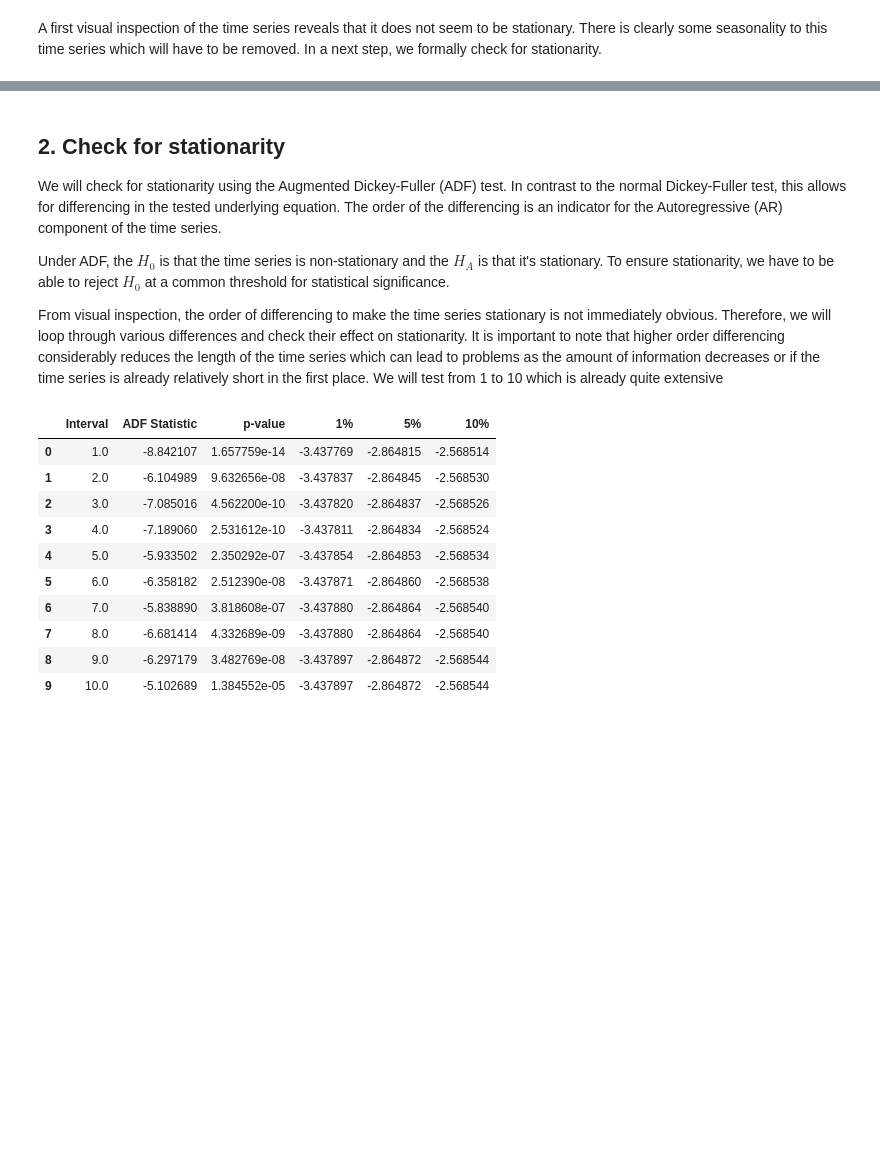
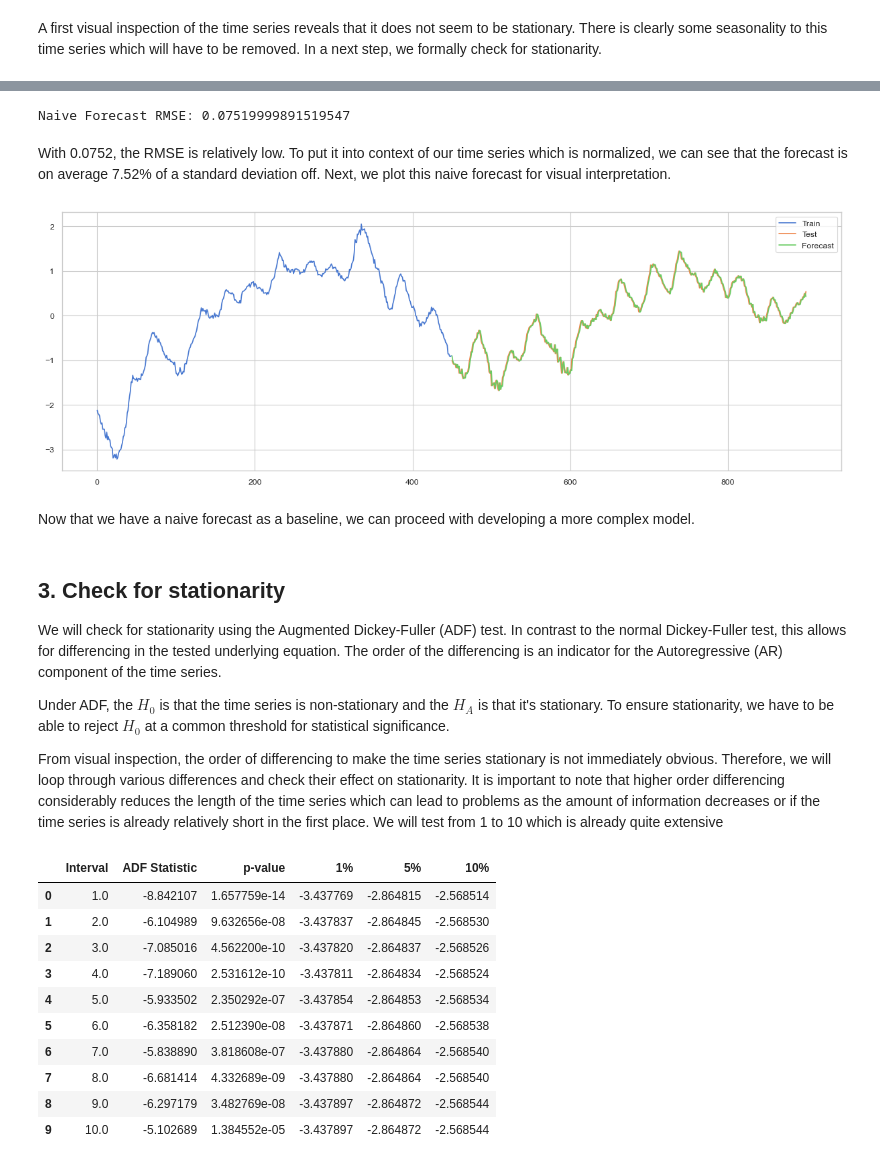
Before and after one commit to eduardotanqueiro/Project2-AAA, a Jupyter notebook: src/AAA2324_P2_62515_62928.ipynb, the cells around one changed output, grey strips where cells are left out. Saved outputs shown, nothing was run; the diff lists cells and outputs as text; code cells hidden in the pictures; blank space fills up the shorter version.

Commit message:
added naive forecast and first ARIMA model

```diff
--- a/src/AAA2324_P2_62515_62928.ipynb
+++ b/src/AAA2324_P2_62515_62928.ipynb
@@ -545,5 +550,44 @@ There is clearly some seasonality to this time series which will have to be remo
+# %%
+# prepare data and set to float32
+X = eigenworm.values
+X = X.astype('float32')
+
+# define initial training set at 50% of the data, it will increase over time on a rolling basis
+train_size = int(len(X) * 0.50)
+X_train, X_test = X[0:train_size], X[train_size:]
+
+# walk-forward validation
+history = [x for x in X_train]
+predictions = list()
+for i in range(len(X_test)):
+  # predict y as last value
+  y_pred = history[-1]
+  predictions.append(y_pred)
+
+  # add new observation to history/ train set
+  history.append(X_test[i])
+
+# calculate RMSE to check performance of the naive forecast
+rmse = mean_squared_error(X_test, predictions, squared=False)
+print(f"Naive Forecast RMSE: {rmse}")
+# %% [output]
+Naive Forecast RMSE: 0.07519999891519547
+# %% [markdown]
+With 0.0752, the RMSE is relatively low. To put it into context of our time series which is normalized, we can see that the forecast is on average 7.52% of a standard deviation off. Next, we plot this naive forecast for visual interpretation.
+# %%
+# plot train, test and forecast
+plt.figure(figsize=(15,5))
+plt.plot(X_train, label='Train')
+plt.plot(range(len(X_train), len(X_train) + len(X_test)), X_test, label='Test')
+plt.plot(range(len(X_train), len(X_train) + len(X_test)), predictions, label='Forecast')
+plt.legend(loc='best')
+plt.show()
+# %% [output]
+[figure, added]
+# %% [markdown]
+Now that we have a naive forecast as a baseline, we can proceed with developing a more complex model.
 # %% [markdown]
-## 2. Check for stationarity
+## 3. Check for stationarity
 We will check for stationarity using the Augmented Dickey-Fuller (ADF) test.
 In contrast to the normal Dickey-Fuller test, this allows for differencing in the tested underlying equation. The order of the differencing is an indicator for the Autoregressive (AR) component of the time series.
 
```
Also changed, not shown: parts of 11 cells of this notebook.
